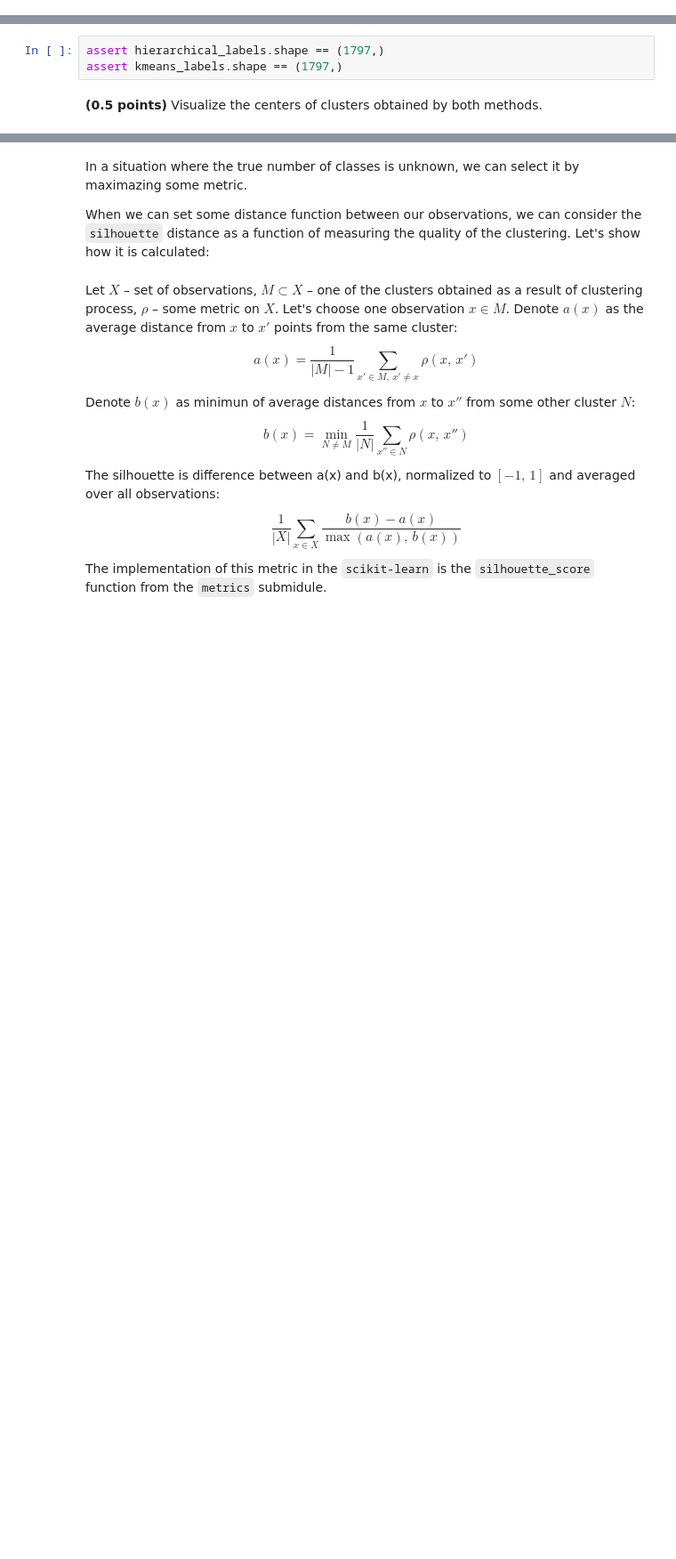
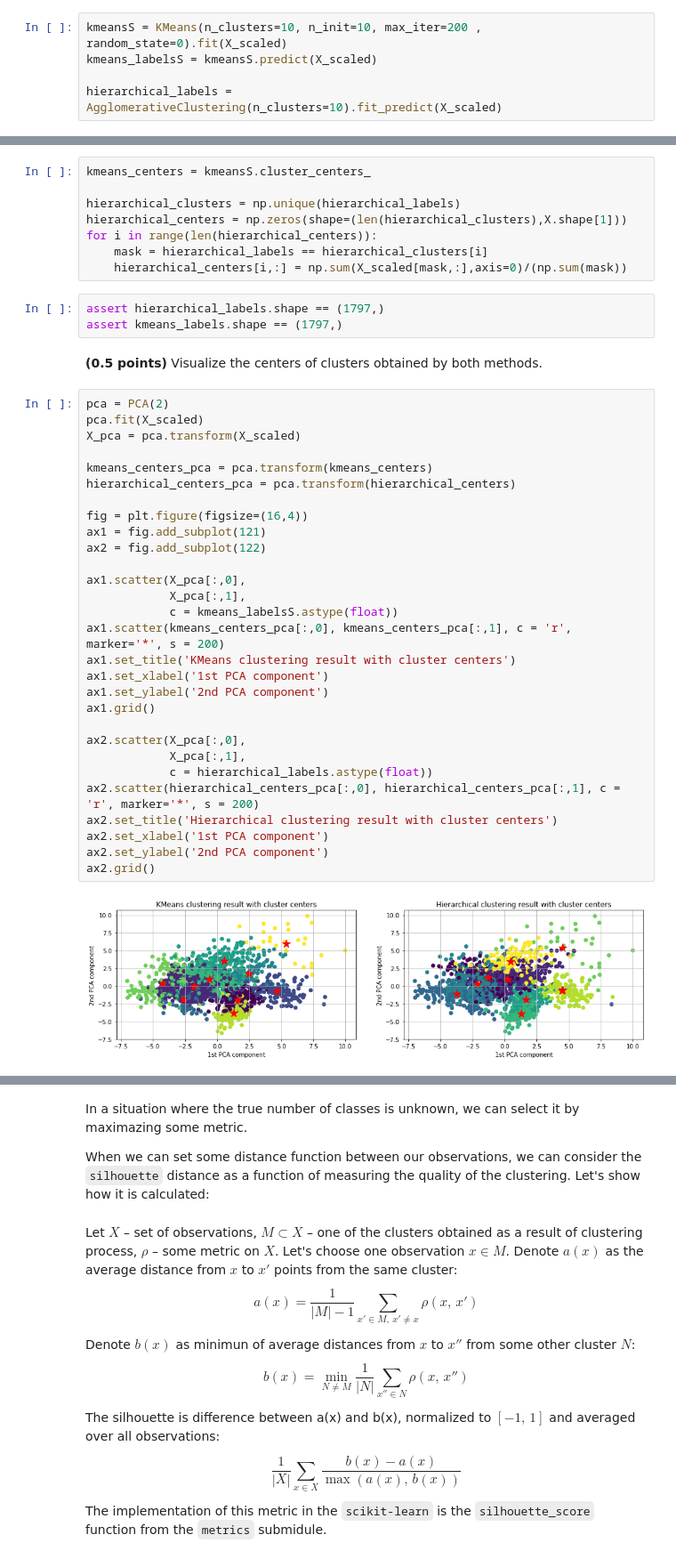
Before and after one commit to aslamovyura/ml-python, a Jupyter notebook: 8_clustering/clustering.ipynb, the cells around one changed output, grey strips where cells are left out. Shown: that part at 89% size. Cells and saved outputs as stored; diff of their text form; blank space fills up the shorter version.

```diff
--- a/8_clustering/clustering.ipynb
+++ b/8_clustering/clustering.ipynb
@@ -321,0 +318,5 @@ kmeans_labels = ...
+# %%
+kmeansS = KMeans(n_clusters=10, n_init=10, max_iter=200 , random_state=0).fit(X_scaled)
+kmeans_labelsS = kmeansS.predict(X_scaled)
+
+hierarchical_labels = AgglomerativeClustering(n_clusters=10).fit_predict(X_scaled)
@@ -322,5 +325,44 @@ kmeans_labels = ...
+# %%
+kmeans_centers = kmeansS.cluster_centers_
+
+hierarchical_clusters = np.unique(hierarchical_labels)
+hierarchical_centers = np.zeros(shape=(len(hierarchical_clusters),X.shape[1]))
+for i in range(len(hierarchical_centers)):
+    mask = hierarchical_labels == hierarchical_clusters[i]
+    hierarchical_centers[i,:] = np.sum(X_scaled[mask,:],axis=0)/(np.sum(mask))
 # %%
 assert hierarchical_labels.shape == (1797,)
 assert kmeans_labels.shape == (1797,)
 # %% [markdown]
 **(0.5 points)** Visualize the centers of clusters obtained by both methods.
+# %%
+pca = PCA(2)
+pca.fit(X_scaled)
+X_pca = pca.transform(X_scaled)
+
+kmeans_centers_pca = pca.transform(kmeans_centers)
+hierarchical_centers_pca = pca.transform(hierarchical_centers)
+
+fig = plt.figure(figsize=(16,4))
+ax1 = fig.add_subplot(121)
+ax2 = fig.add_subplot(122)
+
+ax1.scatter(X_pca[:,0],
+            X_pca[:,1],
+            c = kmeans_labelsS.astype(float))
+ax1.scatter(kmeans_centers_pca[:,0], kmeans_centers_pca[:,1], c = 'r', marker='*', s = 200)
+ax1.set_title('KMeans clustering result with cluster centers')
+ax1.set_xlabel('1st PCA component')
+ax1.set_ylabel('2nd PCA component')
+ax1.grid()
+
+ax2.scatter(X_pca[:,0],
+            X_pca[:,1],
+            c = hierarchical_labels.astype(float))
+ax2.scatter(hierarchical_centers_pca[:,0], hierarchical_centers_pca[:,1], c = 'r', marker='*', s = 200)
+ax2.set_title('Hierarchical clustering result with cluster centers')
+ax2.set_xlabel('1st PCA component')
+ax2.set_ylabel('2nd PCA component')
+ax2.grid()
+# %% [output]
+[figure, added]
```
Also changed, not shown: parts of 10 cells of this notebook.
